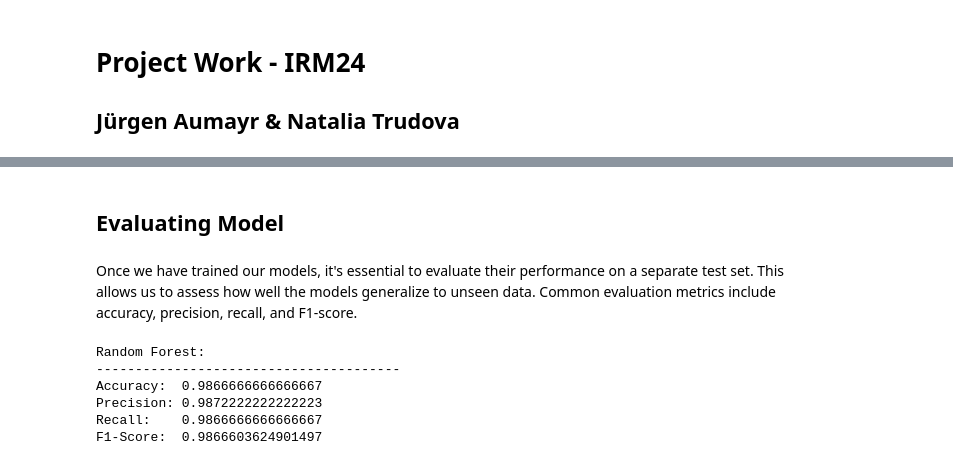
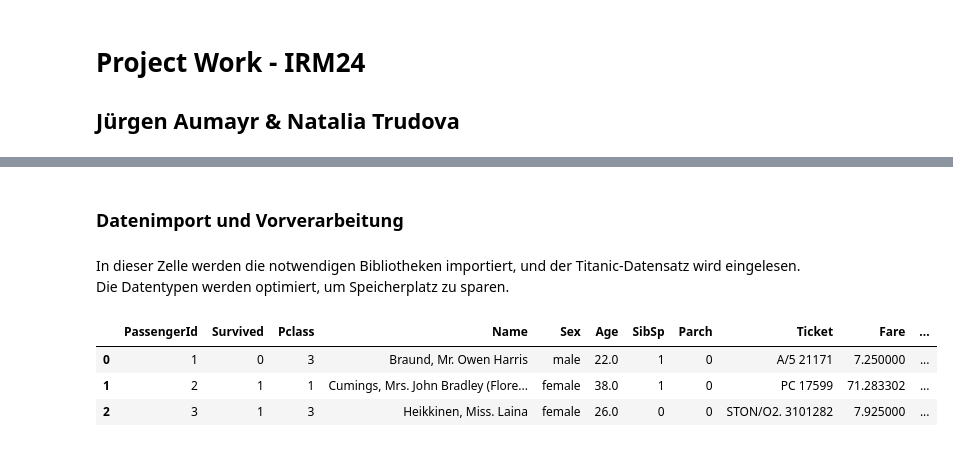
Before and after one commit to quappinger/irm24_ki_pa1, a Jupyter notebook: RandomForests.ipynb, the cells around one changed output, grey strips where cells are left out. Drawn from its saved outputs; the diff is of its cells as text; code cells hidden in the pictures.

```diff
--- a/RandomForests.ipynb
+++ b/RandomForests.ipynb
@@ -28,29 +6,38 @@ RandomForestClassifier(random_state=42)
-# %% [markdown]
-## Evaluating Model
-# %% [markdown]
-Once we have trained our models, it's essential to evaluate their performance on a separate test set. This allows us to assess how well the models generalize to unseen data. Common evaluation metrics include accuracy, precision, recall, and F1-score.
-# %%
-# Import libraries
-from sklearn.metrics import accuracy_score, precision_score, recall_score, f1_score
-
-# Evaluate random forest
-y_pred_rf = rf.predict(X2_test)
-accuracy_rf = accuracy_score(y2_test, y_pred_rf)
-precision_rf = precision_score(y2_test, y_pred_rf, average='weighted')
-recall_rf = recall_score(y2_test, y_pred_rf, average='weighted')
-f1_rf = f1_score(y2_test, y_pred_rf, average='weighted')
-
-
-print("Random Forest:")
-print("---------------------------------------")
-print("Accuracy:  " + str(accuracy_rf))
-print("Precision: " + str(precision_rf))
-print("Recall:    " + str(recall_rf))
-print("F1-Score:  " + str(f1_rf) + "\n\n")
-# %% [output]
-Random Forest:
----------------------------------------
-Accuracy:  0.9866666666666667
-Precision: 0.9872222222222223
-Recall:    0.9866666666666667
-F1-Score:  0.9866603624901497
+# %% [markdown]
+### Datenimport und Vorverarbeitung
+# %% [markdown]
+In dieser Zelle werden die notwendigen Bibliotheken importiert, und der Titanic-Datensatz wird eingelesen. Die Datentypen werden optimiert, um Speicherplatz zu sparen.
+# %%
+# Importieren der notwendigen Bibliotheken
+import pandas as pd
+import numpy as np
+from sklearn.ensemble import RandomForestClassifier
+from sklearn.model_selection import train_test_split, GridSearchCV
+from sklearn.metrics import accuracy_score, classification_report, roc_auc_score
+
+# Optimierte Datentypen definieren, um Speicherverbrauch zu reduzieren
+dtypes = {
+    'PassengerId': 'int32',
+    'Survived': 'int8',
+    'Pclass': 'int8',
+    'Name': 'str',
+    'Sex': 'category',
+    'Age': 'float32',
+    'SibSp': 'int8',
+    'Parch': 'int8',
+    'Ticket': 'str',
+    'Fare': 'float32',
+    'Cabin': 'str',
+    'Embarked': 'category'
+}
+
+# Titanic-Daten einlesen
+train_df = pd.read_csv('data/train.csv', dtype=dtypes)
+
+# Ersten drei Zeilen des Datensatzes anzeigen
+display(train_df.head(3))
+# %% [output]
+|  | PassengerId | Survived | Pclass | Name | Sex | Age | SibSp | Parch | Ticket | Fare | ... |
+| 0 | 1 | 0 | 3 | Braund, Mr. Owen Harris | male | 22.0 | 1 | 0 | A/5 21171 | 7.250000 | ... |
+| 1 | 2 | 1 | 1 | Cumings, Mrs. John Bradley (Flore... | female | 38.0 | 1 | 0 | PC 17599 | 71.283302 | ... |
+| 2 | 3 | 1 | 3 | Heikkinen, Miss. Laina | female | 26.0 | 0 | 0 | STON/O2. 3101282 | 7.925000 | ... |
```
Also changed, not shown: parts of 20 cells of this notebook, 3 other files.
